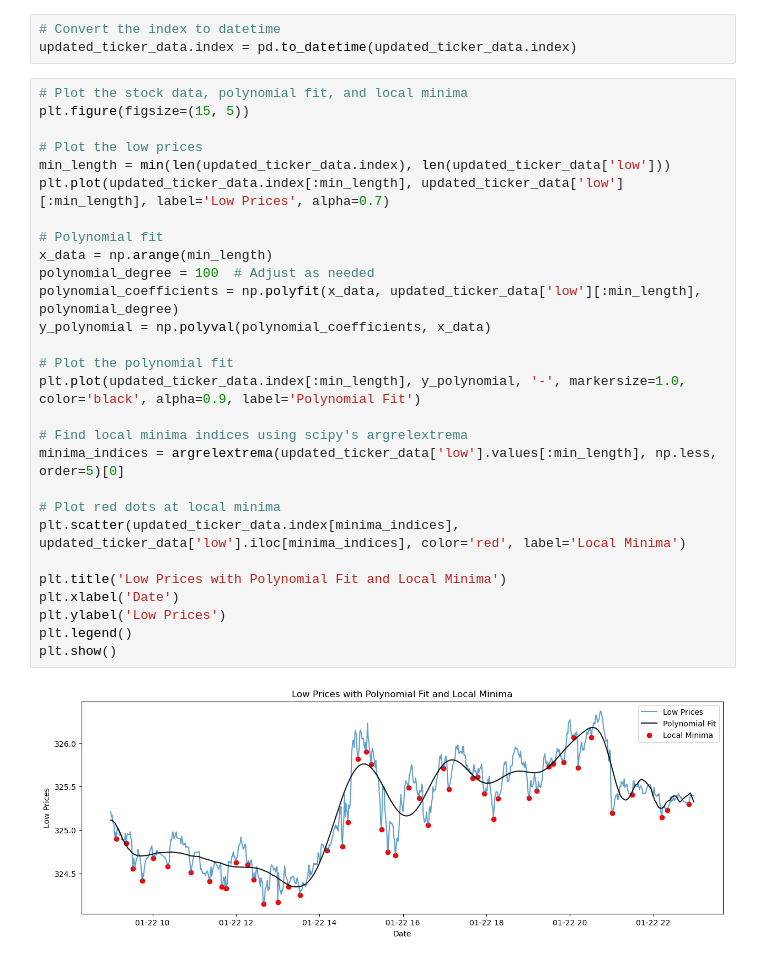
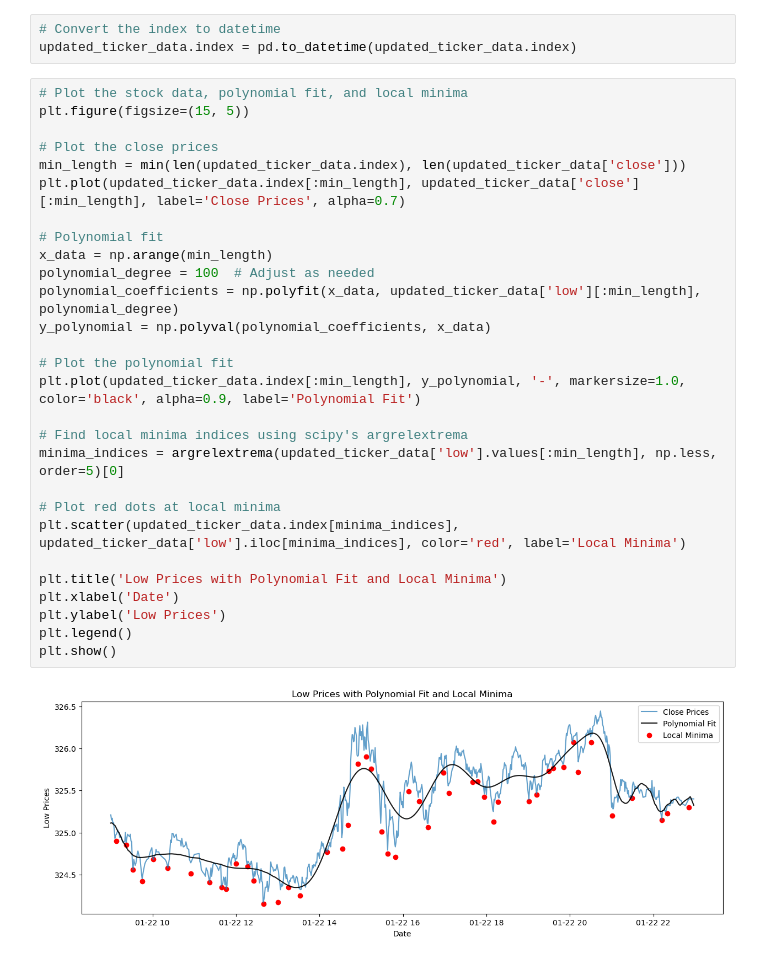
Before and after one commit to dahmadi/TheTrendIsYourFriend, a Jupyter notebook: TrendIsYourFriend.ipynb, the cells around one changed output. Drawn from its saved outputs; the diff is of its cells as text.

```diff
--- a/TrendIsYourFriend.ipynb
+++ b/TrendIsYourFriend.ipynb
@@ -91,30 +91,30 @@ updated_ticker_data.index = pd.to_datetime(updated_ticker_data.index)
 # %%
 # Plot the stock data, polynomial fit, and local minima
 plt.figure(figsize=(15, 5))
 
-# Plot the low prices
-min_length = min(len(updated_ticker_data.index), len(updated_ticker_data['low']))
-plt.plot(updated_ticker_data.index[:min_length], updated_ticker_data['low'][:min_length], label='Low Prices', alpha=0.7)
+# Plot the close prices
+min_length = min(len(updated_ticker_data.index), len(updated_ticker_data['close']))
+plt.plot(updated_ticker_data.index[:min_length], updated_ticker_data['close'][:min_length], label='Close Prices', alpha=0.7)
 
 # Polynomial fit
 x_data = np.arange(min_length)
 polynomial_degree = 100  # Adjust as needed
 polynomial_coefficients = np.polyfit(x_data, updated_ticker_data['low'][:min_length], polynomial_degree)
 y_polynomial = np.polyval(polynomial_coefficients, x_data)
 
 # Plot the polynomial fit
 plt.plot(updated_ticker_data.index[:min_length], y_polynomial, '-', markersize=1.0, color='black', alpha=0.9, label='Polynomial Fit')
 
 # Find local minima indices using scipy's argrelextrema
 minima_indices = argrelextrema(updated_ticker_data['low'].values[:min_length], np.less, order=5)[0]
 
 # Plot red dots at local minima
 plt.scatter(updated_ticker_data.index[minima_indices], updated_ticker_data['low'].iloc[minima_indices], color='red', label='Local Minima')
 
 plt.title('Low Prices with Polynomial Fit and Local Minima')
 plt.xlabel('Date')
 plt.ylabel('Low Prices')
 plt.legend()
 plt.show()
 # %% [output]
-[figure, old version]
+[figure, new version]
```
Also changed, not shown: parts of 2 cells of this notebook.
